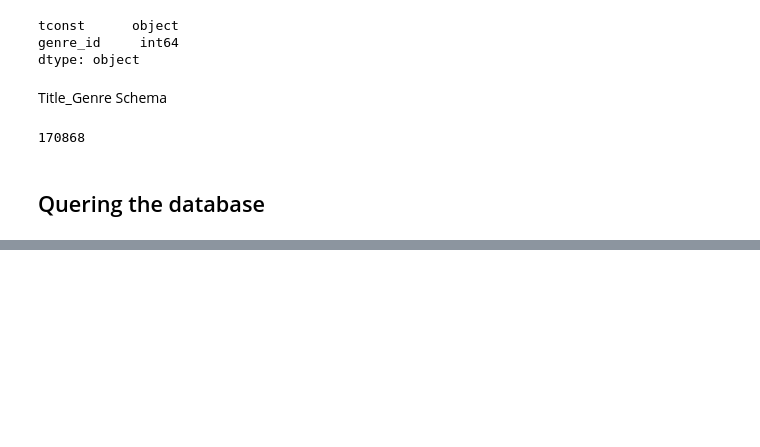
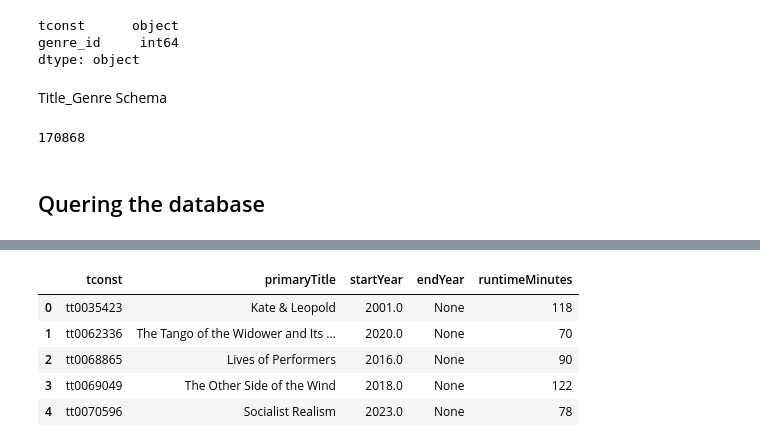
Before and after one commit to Noks06/ods-pt-data-enrichment-project, a Jupyter notebook: Project 3Part3.ipynb, the cells around one changed output, grey strips where cells are left out. Drawn from its saved outputs; the diff is of its cells as text; code cells hidden in the pictures; blank space fills up the shorter version.

Commit message:
Querying the database

```diff
--- a/Project 3Part3.ipynb
+++ b/Project 3Part3.ipynb
@@ -429,0 +451,11 @@ title_genres.to_sql('title_genres',engine,dtype=df_schema,if_exists='replace',in
+# %%
+# Querying title_basics
+q2 = """SELECT * FROM movies.title_basics LIMIT 5;"""
+pd.read_sql(q2, engine)
+# %% [output]
+|  | tconst | primaryTitle | startYear | endYear | runtimeMinutes |
+| 0 | tt0035423 | Kate & Leopold | 2001.0 | None | 118 |
+| 1 | tt0062336 | The Tango of the Widower and Its ... | 2020.0 | None | 70 |
+| 2 | tt0068865 | Lives of Performers | 2016.0 | None | 90 |
+| 3 | tt0069049 | The Other Side of the Wind | 2018.0 | None | 122 |
+| 4 | tt0070596 | Socialist Realism | 2023.0 | None | 78 |
```
Also changed, not shown: parts of 5 cells of this notebook.
